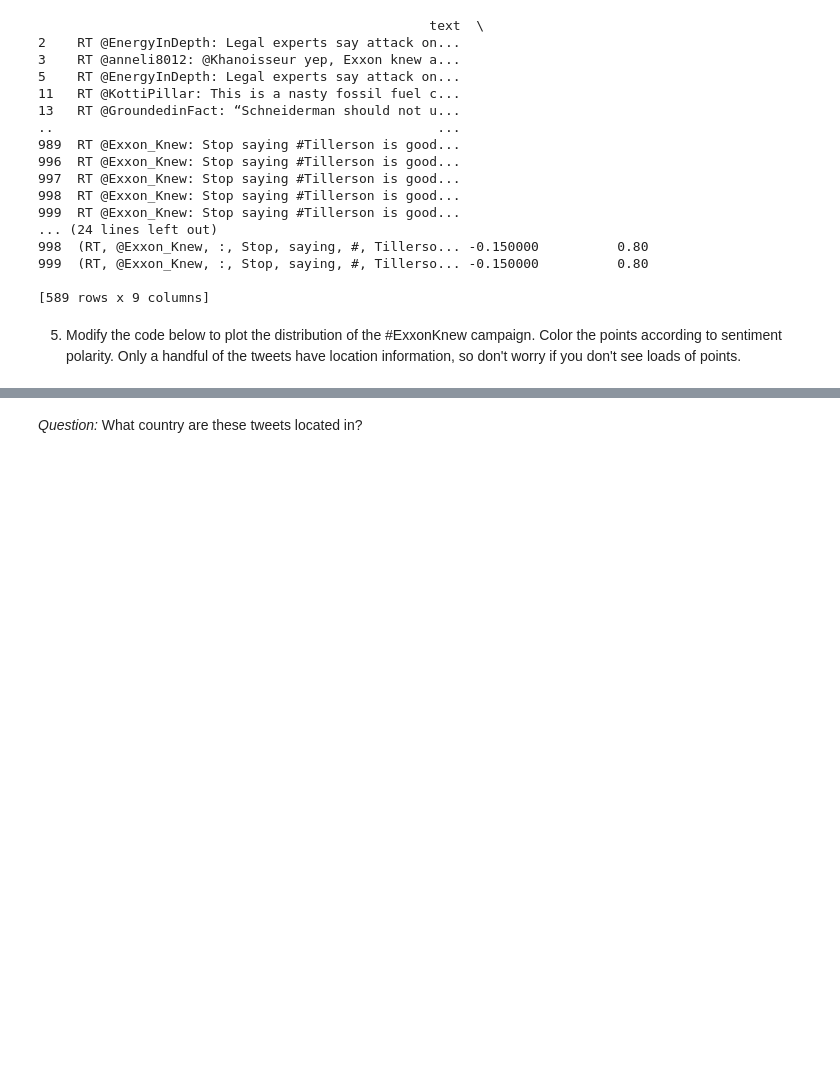
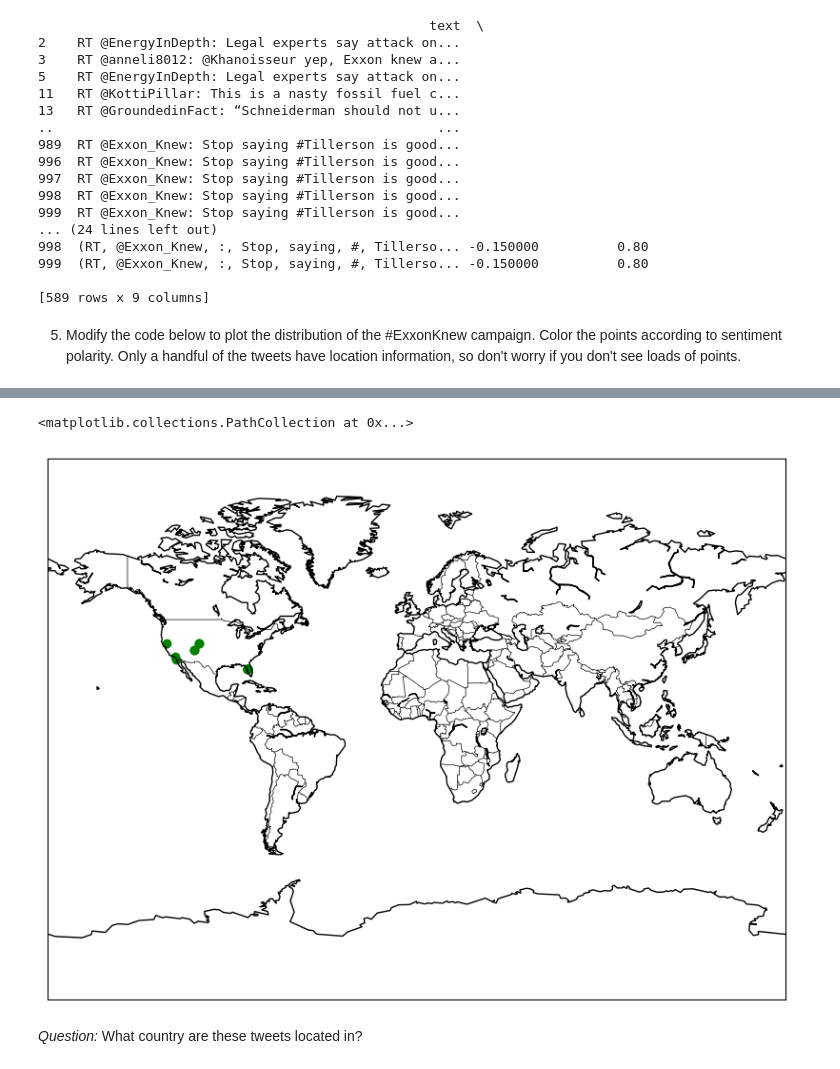
Before and after one commit to lazysheephaha/qm2, a Jupyter notebook: notebooks/W04. Natural Language Processing.ipynb, the cells around one changed output, grey strips where cells are left out. Saved outputs shown, nothing was run; the diff lists cells and outputs as text; code cells hidden in the pictures; blank space fills up the shorter version.

```diff
--- a/notebooks/W04. Natural Language Processing.ipynb
+++ b/notebooks/W04. Natural Language Processing.ipynb
@@ -655,6 +655,7 @@ print(filtered_sample)
 # %% [markdown]
 5. Modify the code below to plot the distribution of the #ExxonKnew campaign. Color the points according to sentiment polarity. Only a handful of the tweets have location information, so don't worry if you don't see loads of points.
 # %%
+!pip install basemap
 import matplotlib.pyplot as plt
 from mpl_toolkits.basemap import Basemap
 
@@ -664,9 +665,10 @@ map.drawcountries()
 map.drawcoastlines()
 
 map.scatter(
-      x=,
-      y=,
-      color=,
+      x=sample['latitude'],
+      y=sample['longitude'],
+      color='green',
       latlon=True,
       vmin=-1,
       vmax=0)
+# %% [output]
@@ -673,2 +691,4 @@ map.scatter(
+<matplotlib.collections.PathCollection at 0x...>
+[figure, added]
 # %% [markdown]
 *Question:* What country are these tweets located in?
```
Also changed, not shown: parts of 1 cell of this notebook.
